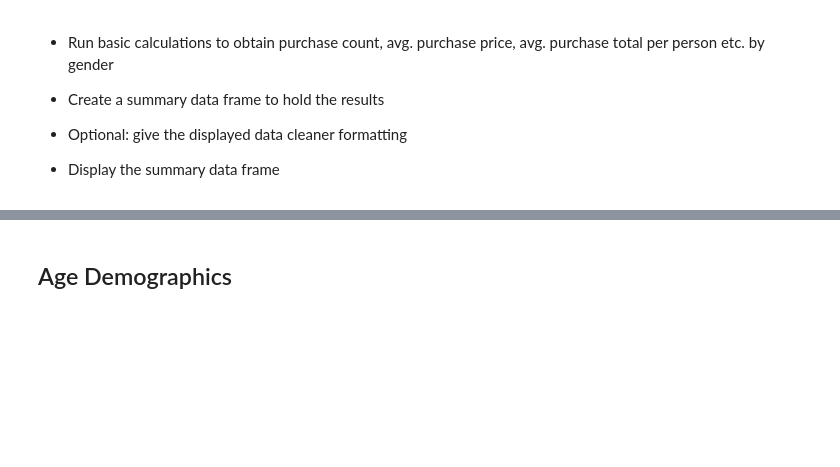
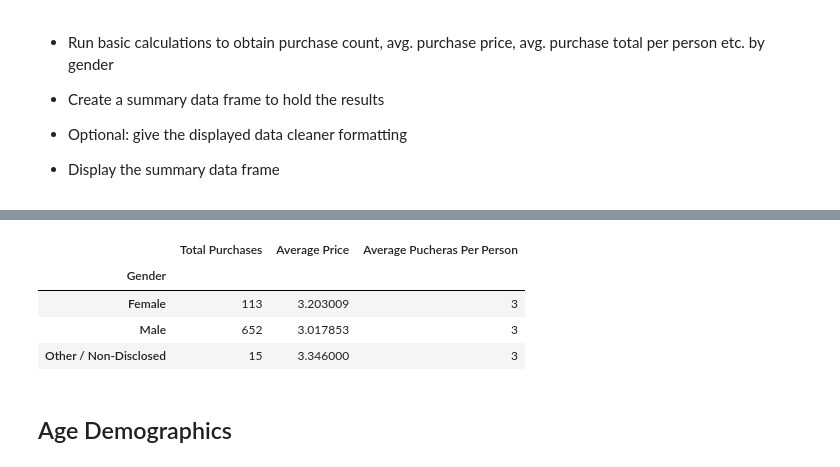
Before and after one commit to MissWibbon/pandas-challenge, a Jupyter notebook: HeroesOfPymoli/HeroesOfPymoli_starter.ipynb, the cells around one changed output, grey strips where cells are left out. Drawn from its saved outputs; the diff is of its cells as text; code cells hidden in the pictures; blank space fills up the shorter version.

```diff
--- a/HeroesOfPymoli/HeroesOfPymoli_starter.ipynb
+++ b/HeroesOfPymoli/HeroesOfPymoli_starter.ipynb
@@ -118,3 +111,19 @@ Total players 780
+# %%
+purchasing_summary = purchase_data.groupby("Gender")
+average_purchase = purchasing_summary["SN"].value_counts()
+average_purchase
+df = pd.DataFrame({"Total Purchases": purchasing_summary["Gender"].count(),
+                    "Average Price": purchasing_summary['Price'].mean(),
+                    "Average Pucheras Per Person": len(purchasing_summary["Purchase ID"])
+
+})
+df
+# %% [output]
+|  | Total Purchases | Average Price | Average Pucheras Per Person |
+| Gender |  |  |  |
+| Female | 113 | 3.203009 | 3 |
+| Male | 652 | 3.017853 | 3 |
+| Other / Non-Disclosed | 15 | 3.346000 | 3 |
 # %% [markdown]
 ## Age Demographics
 # %% [markdown]
```
Also changed, not shown: parts of 2 cells of this notebook, 1 other file.
